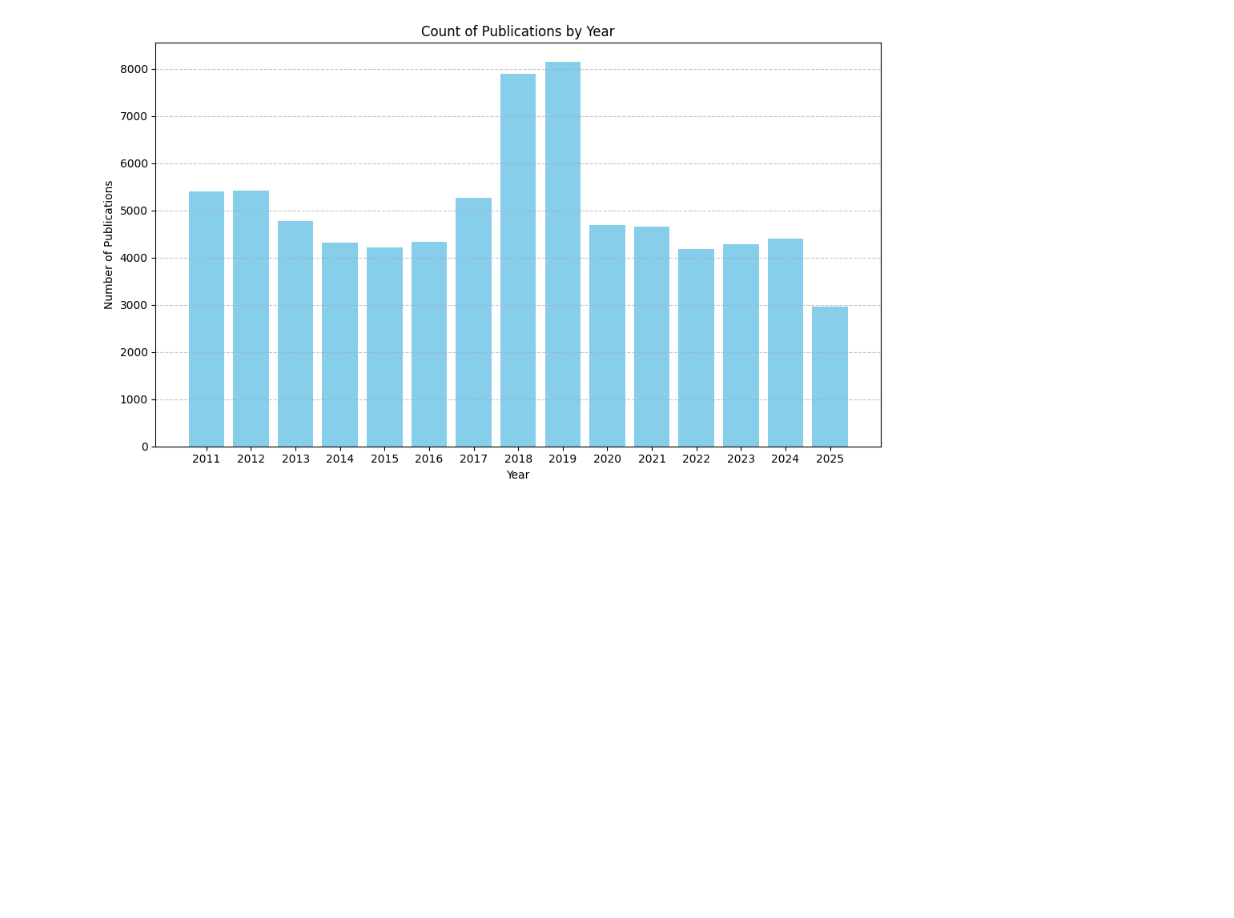
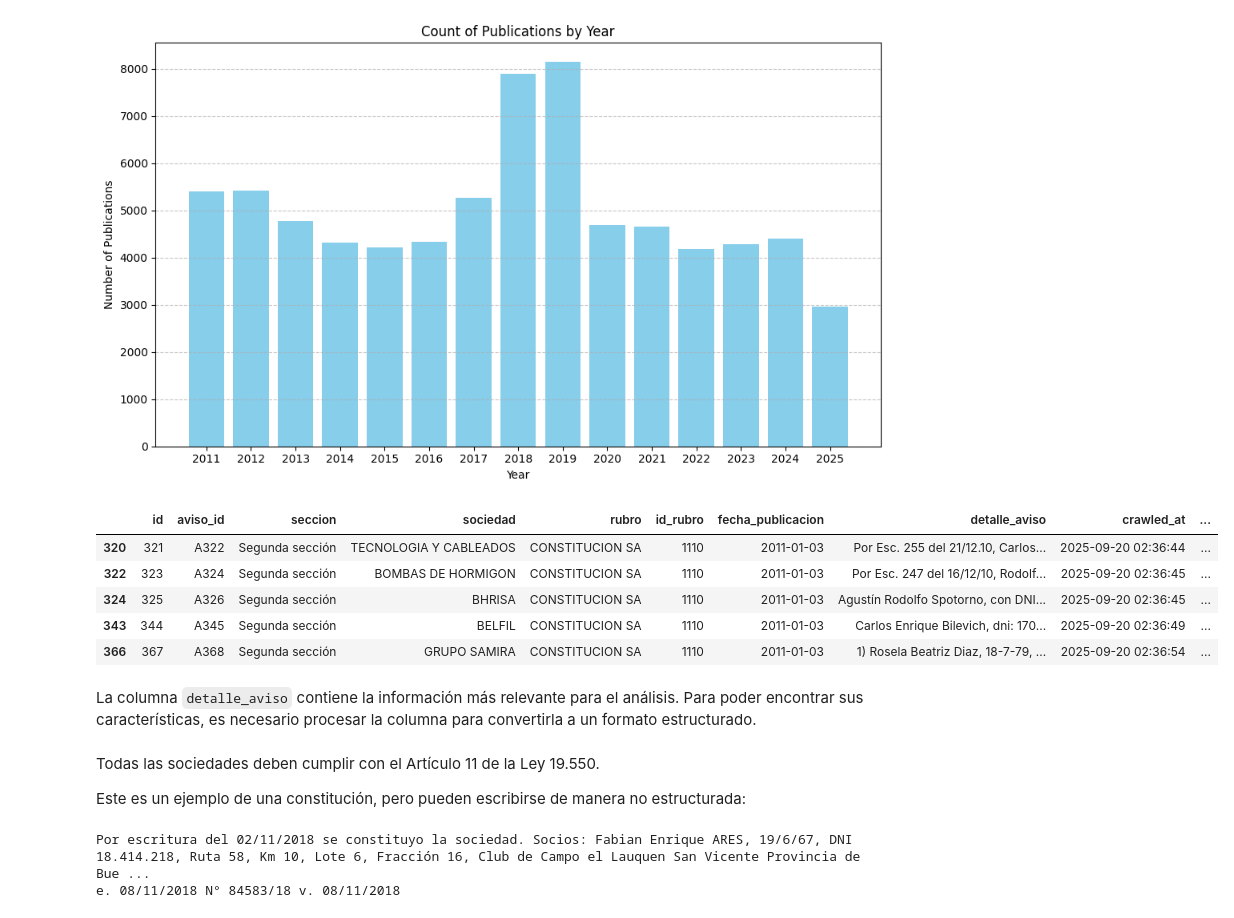
Before and after one commit to Gberlati/bulletin-analysis, a Jupyter notebook: notebooks/eda.ipynb, the cells around one changed output. Drawn from its saved outputs; the diff is of its cells as text; code cells hidden in the pictures; blank space fills up the shorter version.

```diff
--- a/notebooks/eda.ipynb
+++ b/notebooks/eda.ipynb
@@ -127,3 +146,23 @@ print("# de Sociedades Constituidas: ", len(df_constituciones))
 plot_fecha_publicacion(df_constituciones)
 # %% [output]
 [figure]
+# %%
+df_constituciones.head()
+# %% [output]
+|  | id | aviso_id | seccion | sociedad | rubro | id_rubro | fecha_publicacion | detalle_aviso | crawled_at | ... |
+| 320 | 321 | A322 | Segunda sección | TECNOLOGIA Y CABLEADOS | CONSTITUCION SA | 1110 | 2011-01-03 | Por Esc. 255 del 21/12.10, Carlos... | 2025-09-20 02:36:44 | ... |
+| 322 | 323 | A324 | Segunda sección | BOMBAS DE HORMIGON | CONSTITUCION SA | 1110 | 2011-01-03 | Por Esc. 247 del 16/12/10, Rodolf... | 2025-09-20 02:36:45 | ... |
+| 324 | 325 | A326 | Segunda sección | BHRISA | CONSTITUCION SA | 1110 | 2011-01-03 | Agustín Rodolfo Spotorno, con DNI... | 2025-09-20 02:36:45 | ... |
+| 343 | 344 | A345 | Segunda sección | BELFIL | CONSTITUCION SA | 1110 | 2011-01-03 | Carlos Enrique Bilevich, dni: 170... | 2025-09-20 02:36:49 | ... |
+| 366 | 367 | A368 | Segunda sección | GRUPO SAMIRA | CONSTITUCION SA | 1110 | 2011-01-03 | 1) Rosela Beatriz Diaz, 18-7-79, ... | 2025-09-20 02:36:54 | ... |
+# %% [markdown]
+La columna `detalle_aviso` contiene la información más relevante para el análisis. Para poder encontrar sus características, es necesario procesar la columna para convertirla a un formato estructurado.
+# %% [markdown]
+Todas las sociedades deben cumplir con el Artículo 11 de la Ley 19.550.
+
+Este es un ejemplo de una constitución, pero pueden escribirse de manera no estructurada:
+# %%
+print(df_constituciones.sample(1)['detalle_aviso'].iloc[0])
+# %% [output]
+Por escritura del 02/11/2018 se constituyo la sociedad. Socios: Fabian Enrique ARES, 19/6/67, DNI 18.414.218, Ruta 58, Km 10, Lote 6, Fracción 16, Club de Campo el Lauquen San Vicente Provincia de Bue ...
+e. 08/11/2018 N° 84583/18 v. 08/11/2018
```
Also changed, not shown: parts of 49 cells of this notebook, 5 other files.
